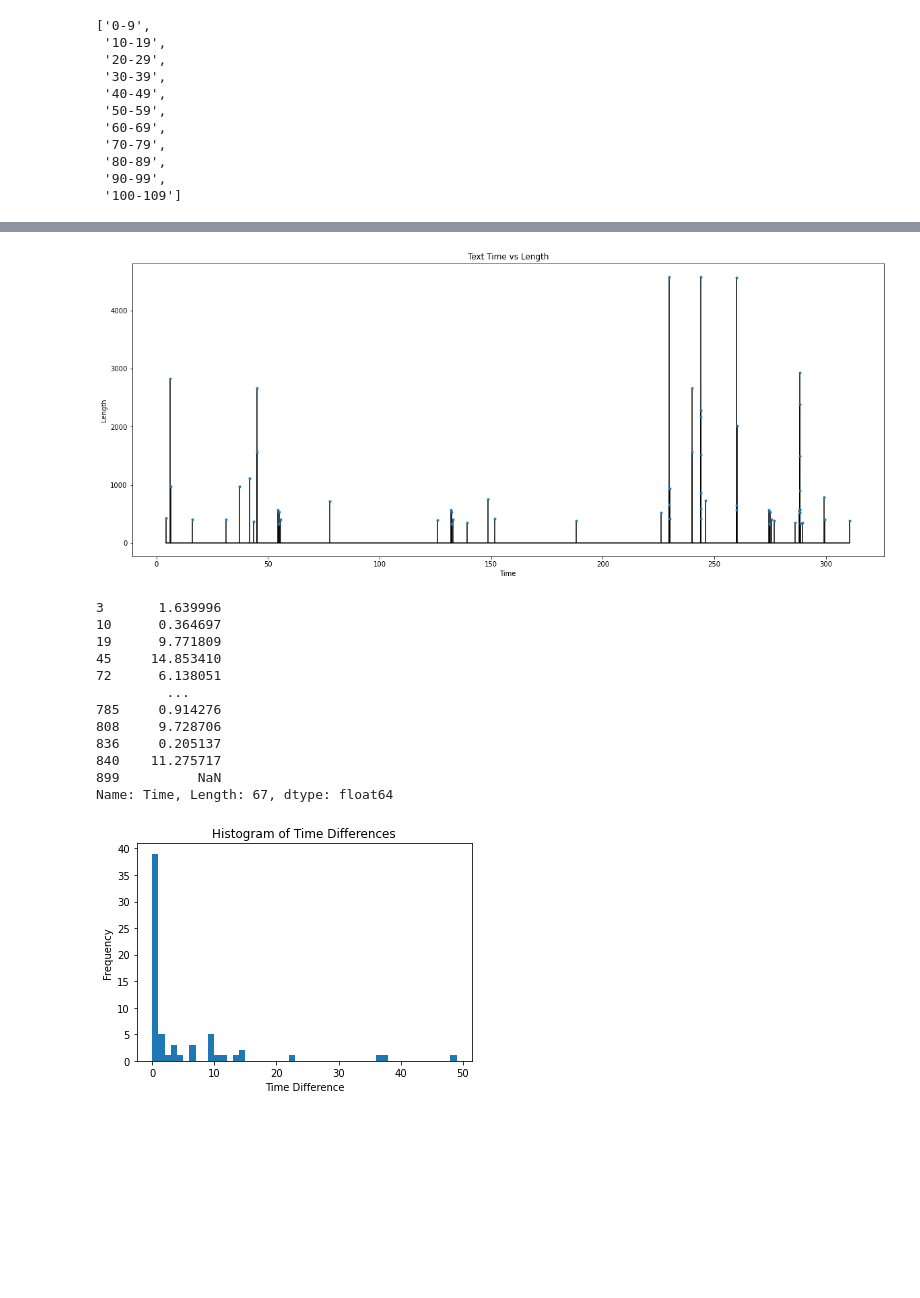
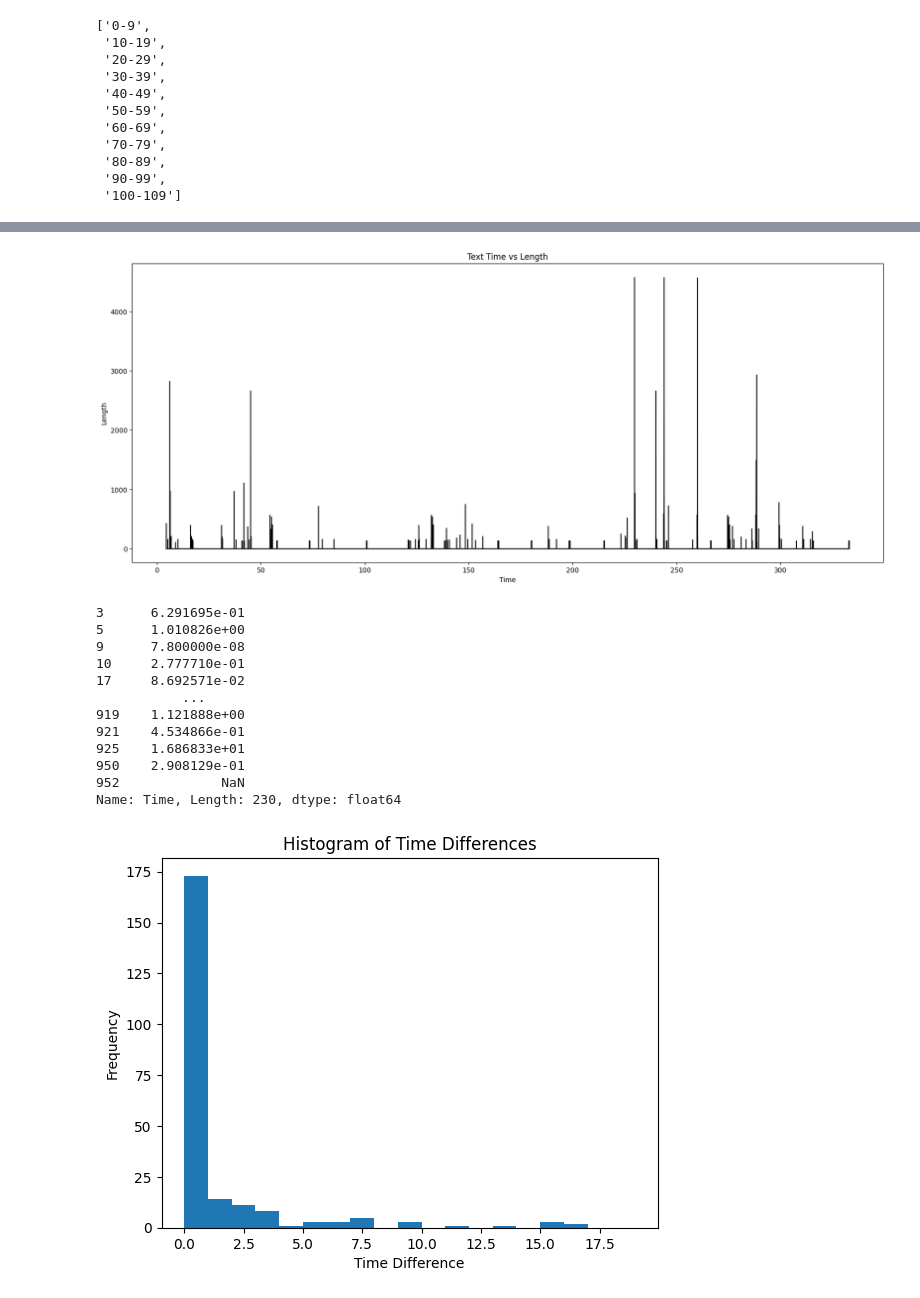
Before and after one commit to NoaAmichai/Computer_networks_final_project, a Jupyter notebook: project.ipynb, the cells around one changed output, grey strips where cells are left out. Cells and saved outputs as stored; diff of their text form; code cells hidden in the pictures; blank space fills up the shorter version.

```diff
--- a/project.ipynb
+++ b/project.ipynb
@@ -261,7 +198,7 @@ my_bins
  '100-109']
 # %%
 #filtered length lower than 300 because it is likely to be noise
-new_filtered = text_data_filtered.loc[text_data_filtered['Length'] > 300]
+new_filtered = text_data_filtered.loc[text_data_filtered['Length'] > 100]
 new_filtered
 # %% [output]
 |  | No. | Time | Source | Destination | Protocol | Length | Info |
@@ -281,43 +218,43 @@ new_filtered
 new_time = new_filtered['Time']
 new_length = new_filtered['Length']
 plt.figure(figsize=(20,8))
-plt.stem(new_time, new_length,linefmt ='black',markerfmt = '.', basefmt='black')
+plt.stem(new_time, new_length,linefmt ='black',markerfmt = '', basefmt='black')
 plt.xlabel('Time')
 plt.ylabel('Length')
 plt.title('Text Time vs Length')
 plt.show()
 # %% [output]
-[figure, old version]
+[figure, new version]
 # %%
 new_filtered_2 = new_filtered['Time'].diff().shift(-1)
 new_filtered_2
 # %% [output]
-3       1.639996
-10      0.364697
-19      9.771809
-45     14.853410
-72      6.138051
-         ...
-785     0.914276
-808     9.728706
-836     0.205137
-840    11.275717
-899          NaN
-Name: Time, Length: 67, dtype: float64
+3      6.291695e-01
+5      1.010826e+00
+9      7.800000e-08
+10     2.777710e-01
+17     8.692571e-02
+           ...
+919    1.121888e+00
+921    4.534866e-01
+925    1.686833e+01
+950    2.908129e-01
+952             NaN
+Name: Time, Length: 230, dtype: float64
 # %%
-bins = range(0, 50)
+bins = range(0, 20)
 
 # Histogram
 plt.hist(new_filtered_2, bins=bins)
 
 # Labels
 plt.xlabel('Time Difference')
 plt.ylabel('Frequency')
 
 # Title
 plt.title('Histogram of Time Differences')
 
 # Show plot
 plt.show()
 # %% [output]
-[figure, old version]
+[figure, new version]
```
Also changed, not shown: parts of 23 cells of this notebook, 6 other files.
